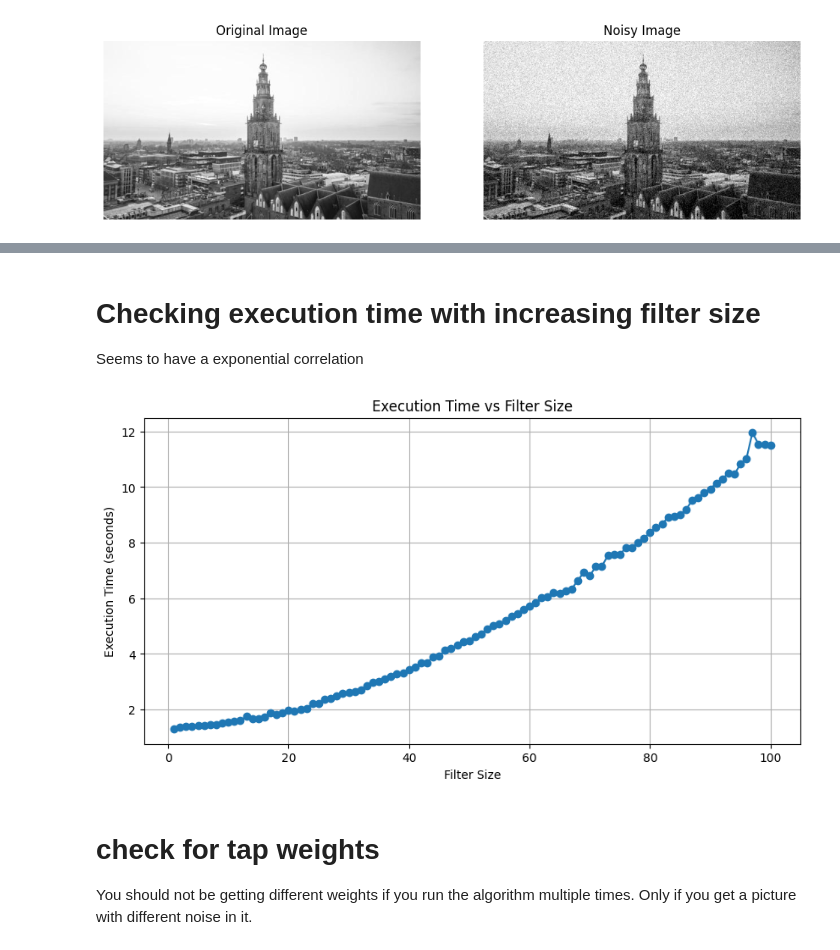
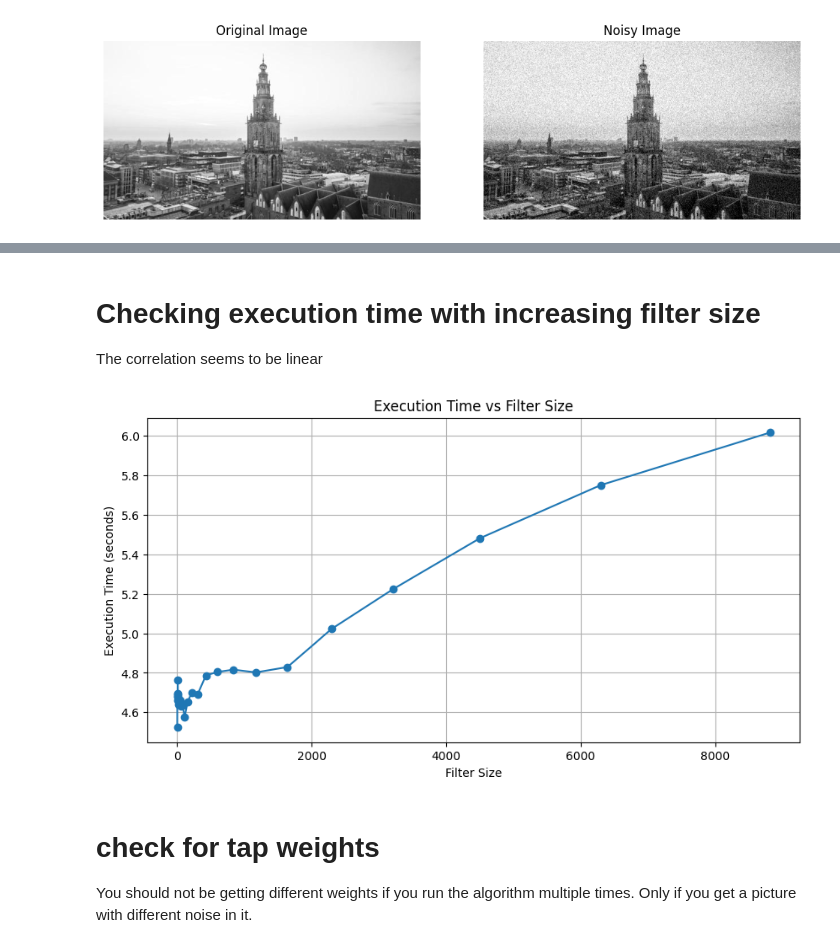
Before and after one commit to calvinbootsman/Adaptive-Filtering, a Jupyter notebook: Assignment_2.ipynb, the cells around one changed output, grey strips where cells are left out. Saved outputs shown, nothing was run; the diff lists cells and outputs as text; code cells hidden in the pictures.

```diff
--- a/Assignment_2.ipynb
+++ b/Assignment_2.ipynb
@@ -153,7 +153,8 @@ for k in range(len(m_accel_x_centered_1)):
     y_k = np.dot(w, input_buffer)
 
     # Calculate the error e(k) = d(k) - y(k)
-    e_k = d_k - y_k
+    # gotta square this
+    e_k = (d_k - y_k)
 
     # Update weights with w(k+1) = w(k) + μ * e(k) * x
     w += learning_rate * e_k * input_buffer
@@ -162,7 +163,7 @@ for k in range(len(m_accel_x_centered_1)):
     y_array[k] = y_k
     error_array[k] = e_k
 
-    historic_errors.append(e_k)
+    historic_errors.append(e_k ** 2)
 
 # Display final weights and a sample of the filtered output
 print("Final weights (w):", w)
@@ -396,26 +562,31 @@ plt.show()
 # %% [markdown]
 # Checking execution time with increasing filter size
-Seems to have a exponential correlation
+The correlation seems to be linear
 # %%
 import time
 
-
+itterations = 28 #
 execution_times = []
-for i in range(100):
+x_values = []
+for i in range(itterations):
     start_time = time.time()
-    filtered_image, error_history, weights = lms_filter_2d(input_image, desired_image, 1 + (2 * i), 0.000001, None)
+    filter_size = round(1.4 ** i)
+    if filter_size in x_values:
+        continue
+    filtered_image, error_history, weights = lms_filter_1d(input_image, desired_image, filter_size, 0.000001, None)
     end_time = time.time()
     execution_times.append(end_time - start_time)
+    x_values.append(filter_size)
 
 plt.figure(figsize=(10, 5))
-plt.plot(range(1, 101), execution_times, marker='o')
+plt.plot(x_values, execution_times, marker='o')
 plt.xlabel('Filter Size')
 plt.ylabel('Execution Time (seconds)')
 plt.title('Execution Time vs Filter Size')
 plt.grid(True)
 plt.show()
 # %% [output]
-[figure, old version]
+[figure, new version]
 # %% [markdown]
 # check for tap weights
 
```
Also changed, not shown: parts of 12 cells of this notebook.
